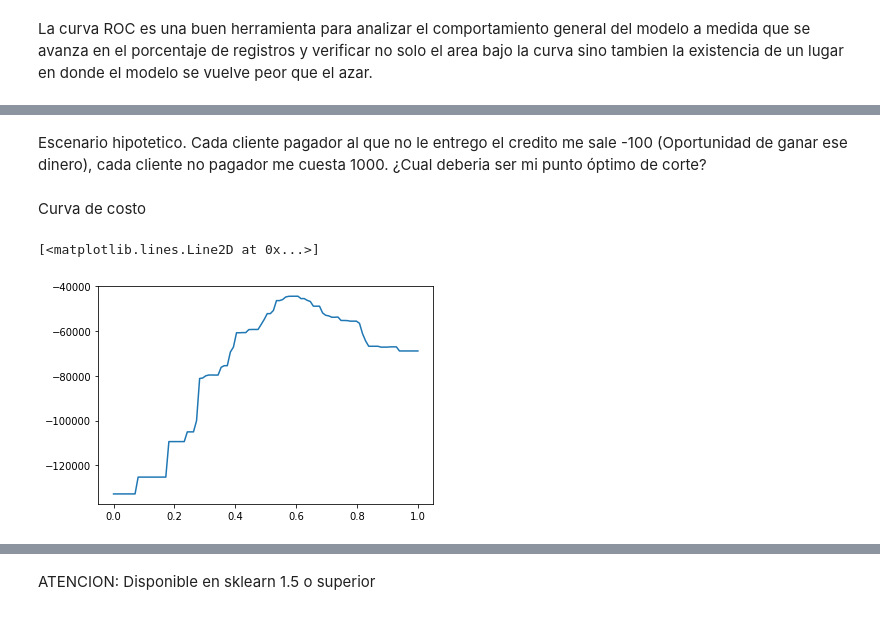
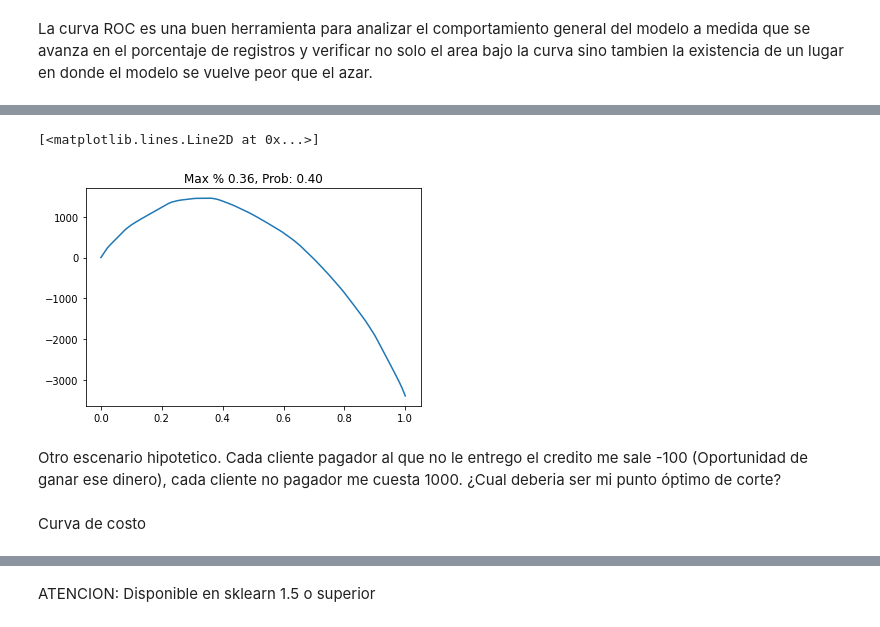
Before and after one commit to PabloSoligo2014/3670-UNLaM-CD, a Jupyter notebook: 06_Others/TunedThresoldClassifierCV.ipynb, the cells around one changed output, grey strips where cells are left out. Drawn from its saved outputs; the diff is of its cells as text; code cells hidden in the pictures.

Commit message:
Cost curve

```diff
--- a/06_Others/TunedThresoldClassifierCV.ipynb
+++ b/06_Others/TunedThresoldClassifierCV.ipynb
@@ -46,10 +50,17 @@ df.loc[:,'borrower_score_'] = knn.predict_proba(X)[:, 1]
 del dfc
 # %%
+clf1 = True
 X = pd.get_dummies(df[df.columns.drop(outcome)])
 y = df[outcome].astype(int) #Arreglar esto
 X_train, X_test, y_train, y_test = train_test_split(X, y, random_state=3, test_size=0.3)
 #No selecciono el mejor clasificador porque demora mucho y no aporta a la idea que se quiere explicar
-model = DecisionTreeClassifier(max_depth=6, min_samples_leaf=4)
+if clf1==True:
+    model = DecisionTreeClassifier(max_depth=6, min_samples_leaf=4)
+else:
+    model = RandomForestClassifier(criterion='log_loss', max_depth=8, max_features=None,
+                        min_samples_leaf=2, min_samples_split=14,
+                        n_estimators=90)
+
 model.fit(X_train, y_train)
 # %% [output]
 DecisionTreeClassifier(max_depth=6, min_samples_leaf=4)
@@ -60,4 +75,22 @@ No se debe descargar un escenario donde las reglas del negocio impongan un punto
+# %%
+paidOff = 1
+default = 1.5
+y_df = pd.DataFrame({"y_test":y_test,
+                     "y_proba_c0":model.predict_proba(X_test)[:, 0],
+                     "y_proba_ci":model.predict_proba(X_test)[:, 1]})
+y_df["Rendimiento"] = y_df["y_proba_c0"]*paidOff - y_df["y_proba_ci"]*default
+y_df = y_df.sort_values(by="Rendimiento", ascending=False)
+thresholds = np.linspace(0, 1, 100)
+rends = [np.sum(y_df.iloc[:int(t * y_df.shape[0]), :]["Rendimiento"]) for t in thresholds]
+np.max(rends)
+data_percent = thresholds[np.argmax(rends)]
+plt.title("Max % {:.2f}, Prob: {:.2f}".format(data_percent,
+                                              y_df.iloc[int(data_percent * y_df.shape[0]), :]["y_proba_ci"]))
+plt.plot(thresholds, rends)
+# %% [output]
+[<matplotlib.lines.Line2D at 0x...>]
+[figure, added]
 # %% [markdown]
-Escenario hipotetico. Cada cliente pagador al que no le entrego el credito me sale -100 (Oportunidad de ganar ese dinero), cada cliente no pagador me cuesta 1000. ¿Cual deberia ser mi punto óptimo de corte?
+Otro escenario hipotetico. Cada cliente pagador al que no le entrego el credito me sale -100 (Oportunidad de ganar ese dinero), cada cliente no pagador me cuesta 1000. ¿Cual deberia ser mi punto óptimo de corte?
 # %%
 def myscore(y_true, y_pred):
@@ -77,16 +110,7 @@ custom_scorer = make_scorer(myscore)
 # %% [markdown]
 Curva de costo
 # %%
-y_proba = model.predict_proba(X_test)[:, 1]
 # Función para calcular los costos de FP y FN en un punto de corte
 def calculate_th_costs(y_true, y_proba, threshold):
     y_pred = (y_proba >= threshold).astype(int)
     return myscore(y_true, y_pred)
-
-# Generar umbrales entre 0 y 1
-thresholds = np.linspace(0, 1, 100)
-costs = [calculate_th_costs(y_test, y_proba, t) for t in thresholds]
-plt.plot(thresholds, costs)
-# %% [output]
-[<matplotlib.lines.Line2D at 0x...>]
-[figure, removed]
```
Also changed, not shown: parts of 7 cells of this notebook.
